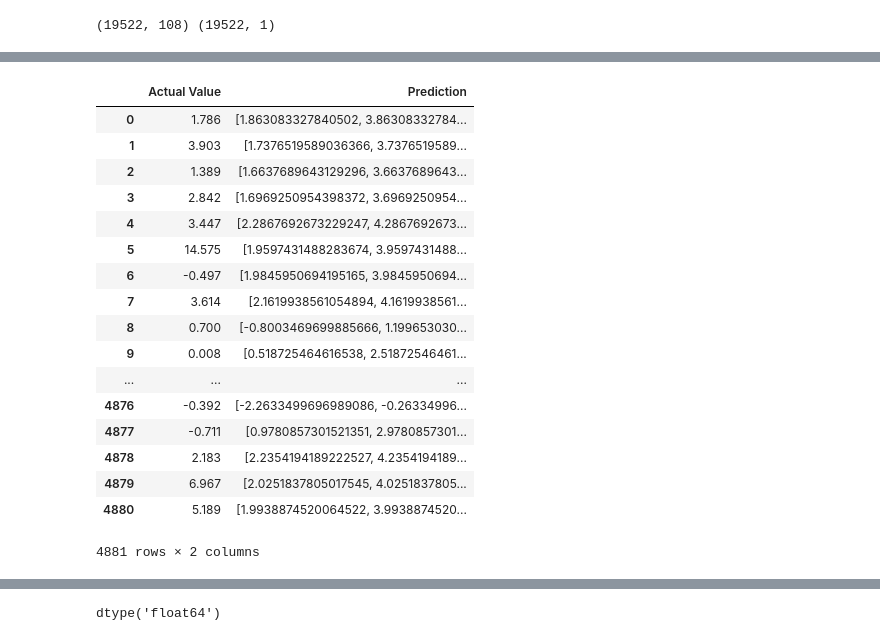
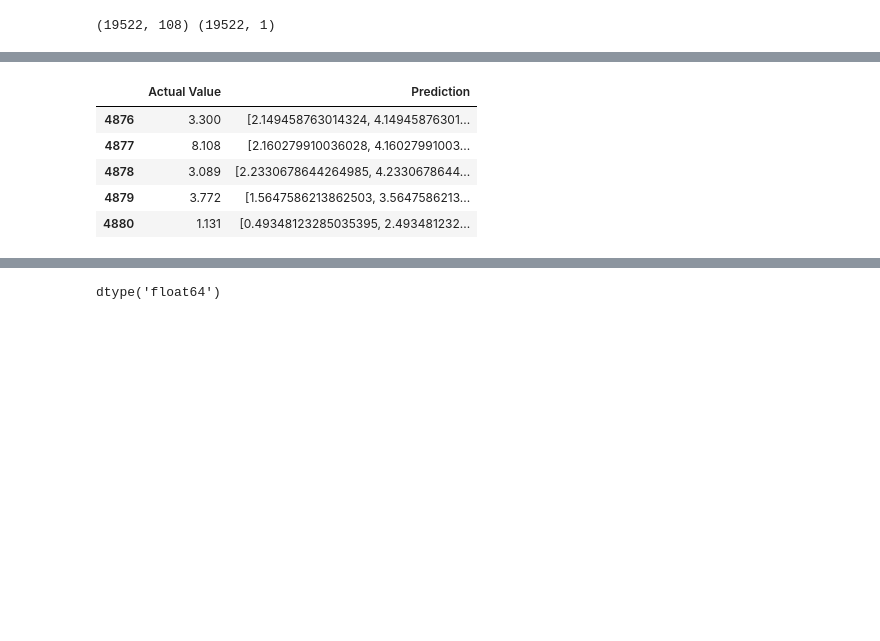
Before and after one commit to taylorbreychak/AstroEconomics, a Jupyter notebook: Final_Project - Machine Learning & Astrology.ipynb, the cells around one changed output, grey strips where cells are left out. Cells and saved outputs as stored; diff of their text form; code cells hidden in the pictures; blank space fills up the shorter version.

```diff
--- a/Final_Project - Machine Learning & Astrology.ipynb
+++ b/Final_Project - Machine Learning & Astrology.ipynb
@@ -127,26 +144,14 @@ for row in y_test:
     y_test_temp.append(row[0])
 # %%
 scoring_df = pd.DataFrame({'Actual Value': y_test_temp, 'Prediction': ranges})
-scoring_df
+scoring_df.tail()
 # %% [output]
 |  | Actual Value | Prediction |
-| 0 | 1.786 | [1.863083327840502, 3.86308332784... |
-| 1 | 3.903 | [1.7376519589036366, 3.7376519589... |
-| 2 | 1.389 | [1.6637689643129296, 3.6637689643... |
-| 3 | 2.842 | [1.6969250954398372, 3.6969250954... |
-| 4 | 3.447 | [2.2867692673229247, 4.2867692673... |
-| 5 | 14.575 | [1.9597431488283674, 3.9597431488... |
-| 6 | -0.497 | [1.9845950694195165, 3.9845950694... |
-| 7 | 3.614 | [2.1619938561054894, 4.1619938561... |
-| 8 | 0.700 | [-0.8003469699885666, 1.199653030... |
-| 9 | 0.008 | [0.518725464616538, 2.51872546461... |
-| ... | ... | ... |
-| 4876 | -0.392 | [-2.2633499696989086, -0.26334996... |
-| 4877 | -0.711 | [0.9780857301521351, 2.9780857301... |
-| 4878 | 2.183 | [2.2354194189222527, 4.2354194189... |
-| 4879 | 6.967 | [2.0251837805017545, 4.0251837805... |
-| 4880 | 5.189 | [1.9938874520064522, 3.9938874520... |
+| 4876 | 3.300 | [2.149458763014324, 4.14945876301... |
+| 4877 | 8.108 | [2.160279910036028, 4.16027991003... |
+| 4878 | 3.089 | [2.2330678644264985, 4.2330678644... |
+| 4879 | 3.772 | [1.5647586213862503, 3.5647586213... |
+| 4880 | 1.131 | [0.49348123285035395, 2.493481232... |
-4881 rows × 2 columns
 # %%
 #scoring_df['Score'] = scoring_df[(scoring_df['Actual Value'] <= scoring_df['Prediction'][0]) & (scoring_df['Actual Value'] <= scoring_df['Prediction'][1])]
 
```
Also changed, not shown: parts of 16 cells of this notebook, 1 other file.
